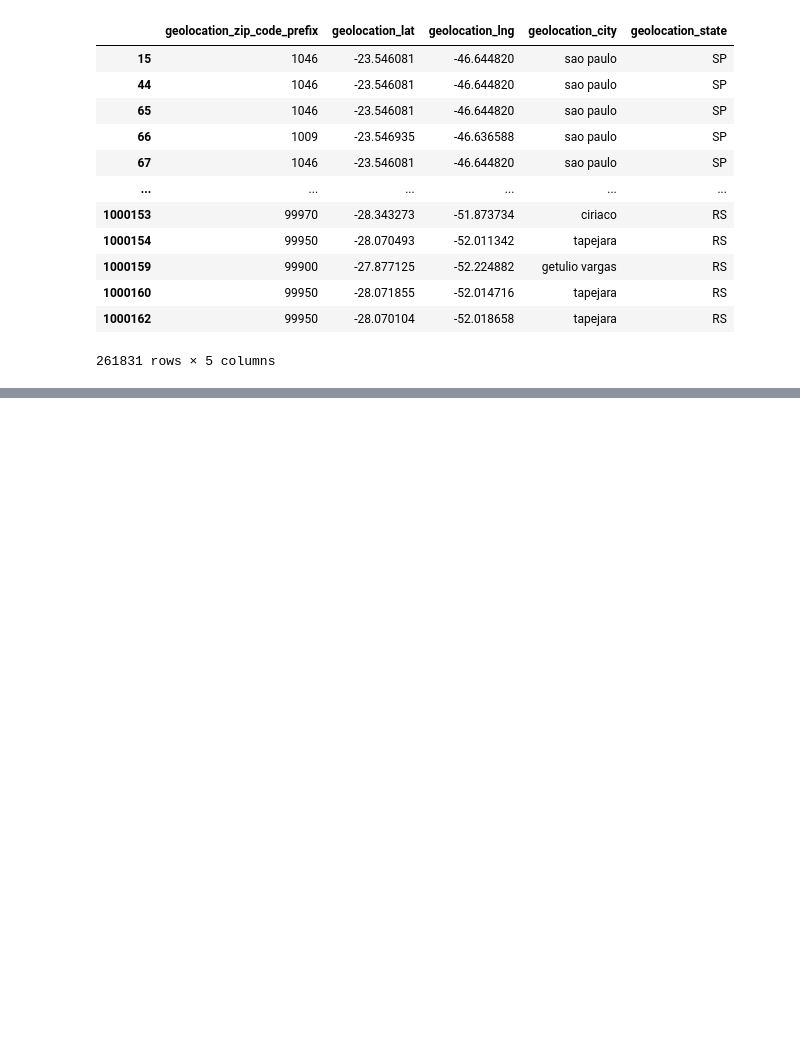
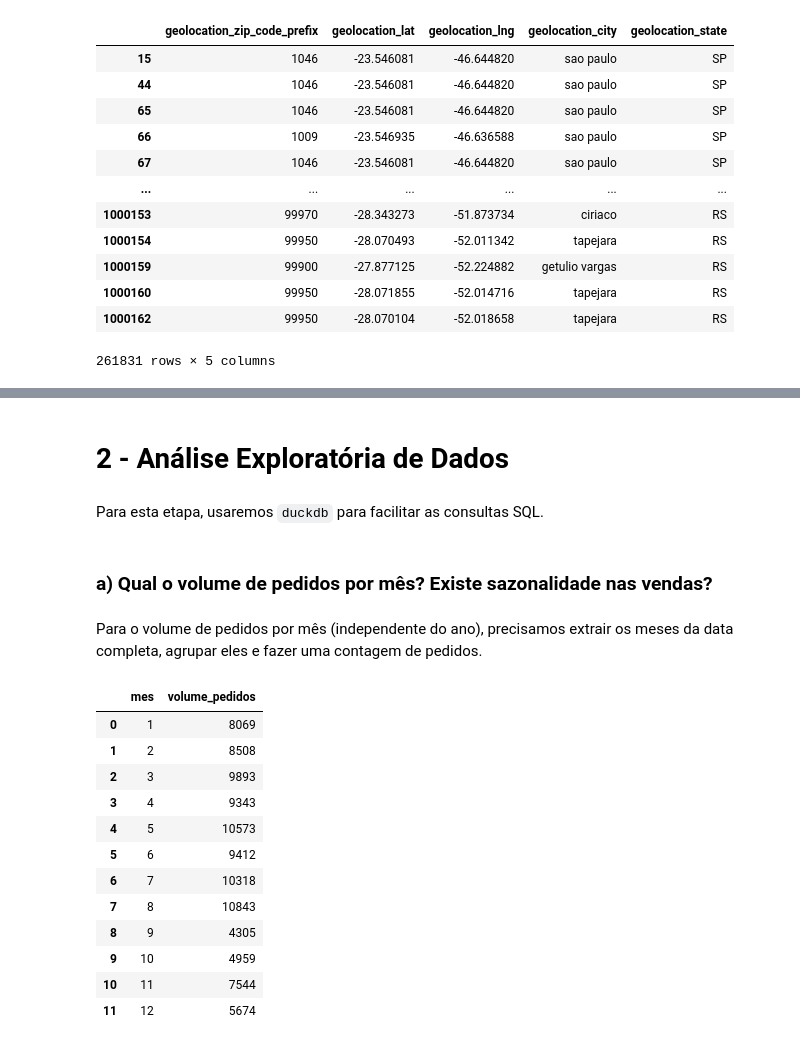
Before and after one commit to diunkz/TriggoAI-DataEngineering-DataOps-Challenge, a Jupyter notebook: triggoai_challenge.ipynb, the cells around one changed output, grey strips where cells are left out. Cells and saved outputs as stored; diff of their text form; code cells hidden in the pictures; blank space fills up the shorter version.

```diff
--- a/triggoai_challenge.ipynb
+++ b/triggoai_challenge.ipynb
@@ -594,0 +565,35 @@ product_category_name_translation.head(5)
+# %% [markdown]
+# 2 - Análise Exploratória de Dados
+# %% [markdown]
+Para esta etapa, usaremos `duckdb` para facilitar as consultas SQL.
+# %% [markdown]
+### a) Qual o volume de pedidos por mês? Existe sazonalidade nas vendas?
+# %% [markdown]
+Para o volume de pedidos por mês (independente do ano), precisamos extrair os meses da data completa, agrupar eles e fazer uma contagem de pedidos.
+# %%
+query = """
+SELECT
+  EXTRACT(MONTH FROM order_purchase_timestamp) AS mes,
+  COUNT(*) AS volume_pedidos
+FROM orders_df
+GROUP BY mes
+ORDER BY mes;
+"""
+# %%
+df = con.execute(query).df()
+
+df
+# %% [output]
+|  | mes | volume_pedidos |
+| 0 | 1 | 8069 |
+| 1 | 2 | 8508 |
+| 2 | 3 | 9893 |
+| 3 | 4 | 9343 |
+| 4 | 5 | 10573 |
+| 5 | 6 | 9412 |
+| 6 | 7 | 10318 |
+| 7 | 8 | 10843 |
+| 8 | 9 | 4305 |
+| 9 | 10 | 4959 |
+| 10 | 11 | 7544 |
+| 11 | 12 | 5674 |
```
Also changed, not shown: parts of 38 cells of this notebook.
